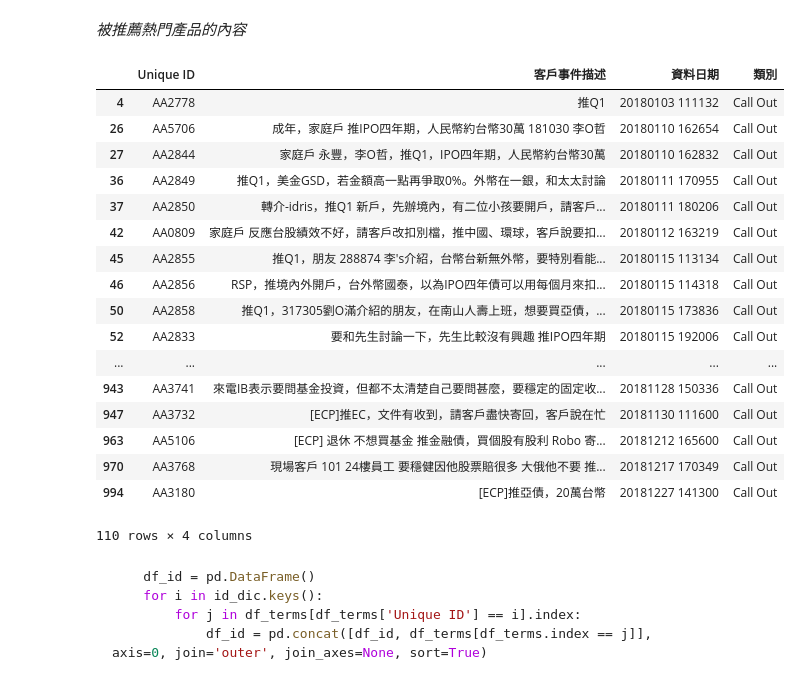
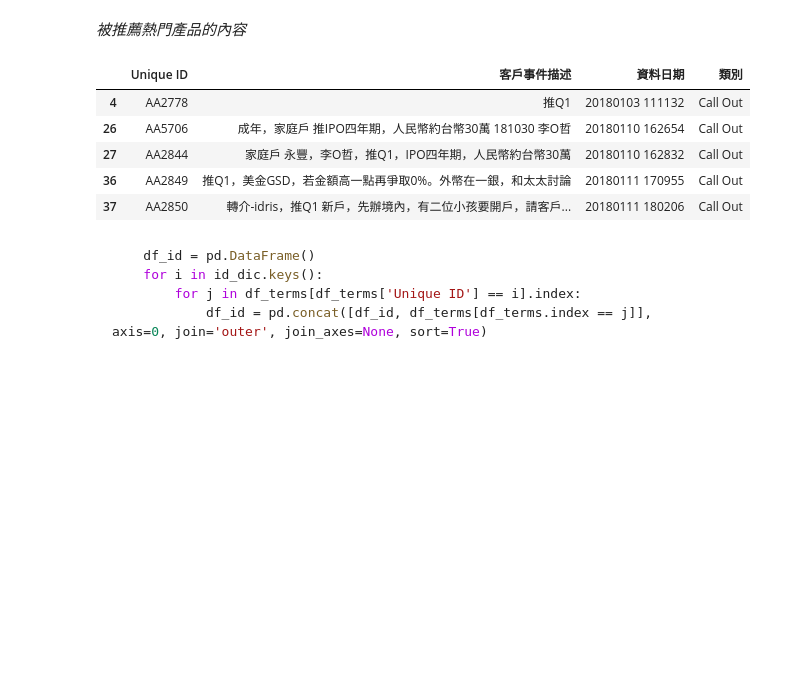
Before and after one commit to r05323045/NTU_CSX4001_SPRING_2019, a Jupyter notebook: hw1-3/hw1-3.ipynb, the cells around one changed output. Cells and saved outputs as stored; diff of their text form; code cells hidden in the pictures; blank space fills up the shorter version.

````diff
--- a/hw1-3/hw1-3.ipynb
+++ b/hw1-3/hw1-3.ipynb
@@ -590,26 +590,14 @@ list(id_dic.keys())[:10]
 # %% [markdown]
 _被推薦熱門產品的內容_
 # %%
-df_recom.drop_duplicates(subset='客戶事件描述', keep='first', inplace=False)
+df_recom.drop_duplicates(subset='客戶事件描述', keep='first', inplace=False).head()
 # %% [output]
 |  | Unique ID | 客戶事件描述 | 資料日期 | 類別 |
 | 4 | AA2778 | 推Q1 | 20180103 111132 | Call Out |
 | 26 | AA5706 | 成年，家庭戶 推IPO四年期，人民幣約台幣30萬 181030 李O哲 | 20180110 162654 | Call Out |
 | 27 | AA2844 | 家庭戶 永豐，李O哲，推Q1，IPO四年期，人民幣約台幣30萬 | 20180110 162832 | Call Out |
 | 36 | AA2849 | 推Q1，美金GSD，若金額高一點再爭取0%。外幣在一銀，和太太討論 | 20180111 170955 | Call Out |
 | 37 | AA2850 | 轉介-idris，推Q1 新戶，先辦境內，有二位小孩要開戶，請客戶... | 20180111 180206 | Call Out |
-| 42 | AA0809 | 家庭戶 反應台股績效不好，請客戶改扣別檔，推中國、環球，客戶說要扣... | 20180112 163219 | Call Out |
-| 45 | AA2855 | 推Q1，朋友 288874 李's介紹，台幣台新無外幣，要特別看能... | 20180115 113134 | Call Out |
-| 46 | AA2856 | RSP，推境內外開戶，台外幣國泰，以為IPO四年債可以用每個月來扣... | 20180115 114318 | Call Out |
-| 50 | AA2858 | 推Q1，317305劉O滿介紹的朋友，在南山人壽上班，想要買亞債，... | 20180115 173836 | Call Out |
-| 52 | AA2833 | 要和先生討論一下，先生比較沒有興趣 推IPO四年期 | 20180115 192006 | Call Out |
-| ... | ... | ... | ... | ... |
-| 943 | AA3741 | 來電IB表示要問基金投資，但都不太清楚自己要問甚麼，要穩定的固定收... | 20181128 150336 | Call Out |
-| 947 | AA3732 | [ECP]推EC，文件有收到，請客戶盡快寄回，客戶說在忙 | 20181130 111600 | Call Out |
-| 963 | AA5106 | [ECP] 退休 不想買基金 推金融債，買個股有股利 Robo 寄... | 20181212 165600 | Call Out |
-| 970 | AA3768 | 現場客戶 101 24樓員工 要穩健因他股票賠很多 大俄他不要 推... | 20181217 170349 | Call Out |
-| 994 | AA3180 | [ECP]推亞債，20萬台幣 | 20181227 141300 | Call Out |
-110 rows × 4 columns
 # %% [markdown]
 ```python
     df_id = pd.DataFrame()
````
